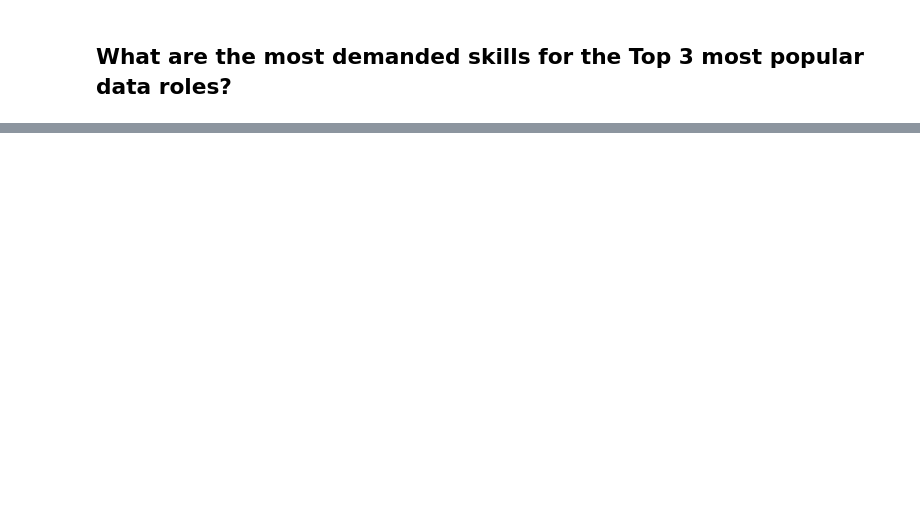
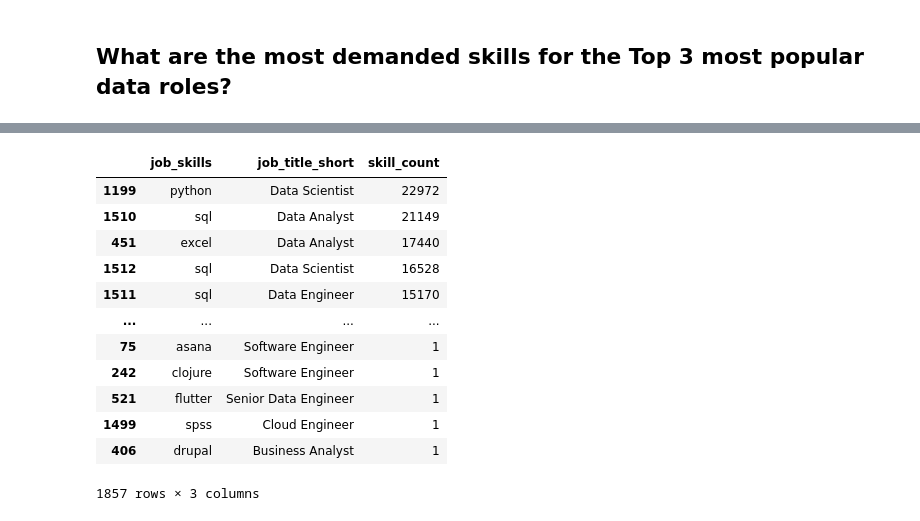
Before and after one commit to Zephyr417/Data-Job-Market-Analysis, a Jupyter notebook: Project/2_Skills_Counting.ipynb, the cells around one changed output, grey strips where cells are left out. Cells and saved outputs as stored; diff of their text form; code cells hidden in the pictures; blank space fills up the shorter version.

```diff
--- a/Project/2_Skills_Counting.ipynb
+++ b/Project/2_Skills_Counting.ipynb
@@ -34,0 +38,21 @@ df_clean
+# %%
+df_skills_count = df_skills.groupby(['job_skills', 'job_title_short']).size()
+df_skills_count = df_skills_count.reset_index(name='skill_count')
+
+df_skills_count = df_skills_count.sort_values(by='skill_count', ascending=False)
+
+df_skills_count
+# %% [output]
+|  | job_skills | job_title_short | skill_count |
+| 1199 | python | Data Scientist | 22972 |
+| 1510 | sql | Data Analyst | 21149 |
+| 451 | excel | Data Analyst | 17440 |
+| 1512 | sql | Data Scientist | 16528 |
+| 1511 | sql | Data Engineer | 15170 |
+| ... | ... | ... | ... |
+| 75 | asana | Software Engineer | 1 |
+| 242 | clojure | Software Engineer | 1 |
+| 521 | flutter | Senior Data Engineer | 1 |
+| 1499 | spss | Cloud Engineer | 1 |
+| 406 | drupal | Business Analyst | 1 |
+1857 rows × 3 columns
```
Also changed, not shown: parts of 8 cells of this notebook.
